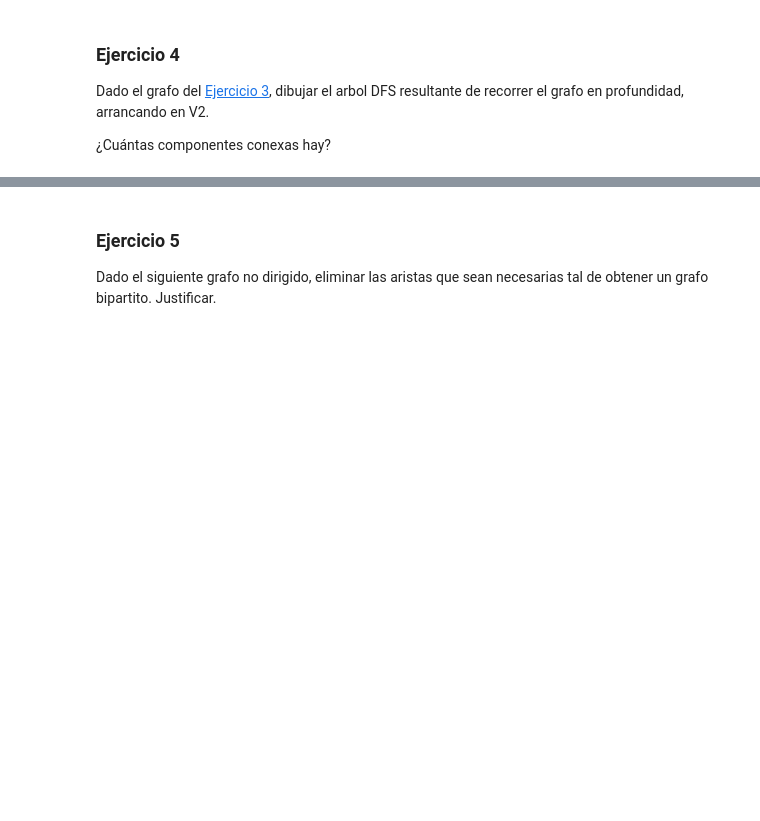
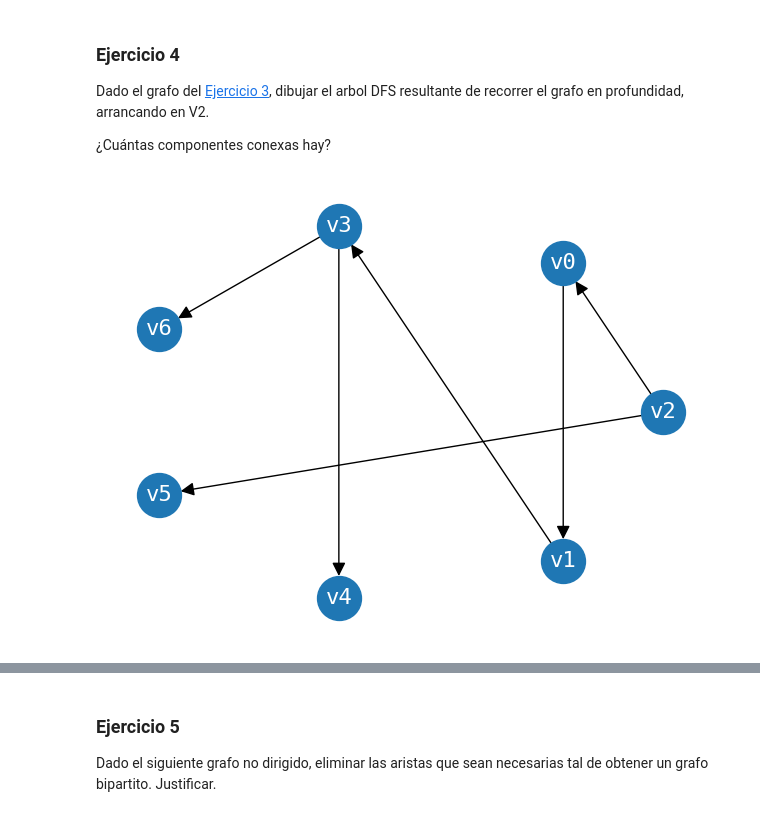
Before and after one commit to Nacho1810/eed-untref--Ignacio-Lobo, a Jupyter notebook: guia6/Guia 6.ipynb, the cells around one changed output, grey strips where cells are left out. Saved outputs shown, nothing was run; the diff lists cells and outputs as text; code cells hidden in the pictures; blank space fills up the shorter version.

```diff
--- a/guia6/Guia 6.ipynb
+++ b/guia6/Guia 6.ipynb
@@ -112,8 +112,15 @@ Dado el grafo del [Ejercicio 3](#Ejercicio-3), dibujar el arbol DFS resultante d
 # %%
 from edd.grafo import DiGrafo
 
 G = DiGrafo()
-G.agregar_arista("_", "_", 0)
+G.agregar_arista("v2", "v5")
+G.agregar_arista("v2", "v0")
+G.agregar_arista("v0", "v1")
+G.agregar_arista("v1", "v3")
+G.agregar_arista("v3", "v6")
+G.agregar_arista("v3", "v4")
 
 G.draw()
+# %% [output]
+[figure, added]
 # %% [markdown]
```
Also changed, not shown: parts of 6 cells of this notebook, 2 other files.
